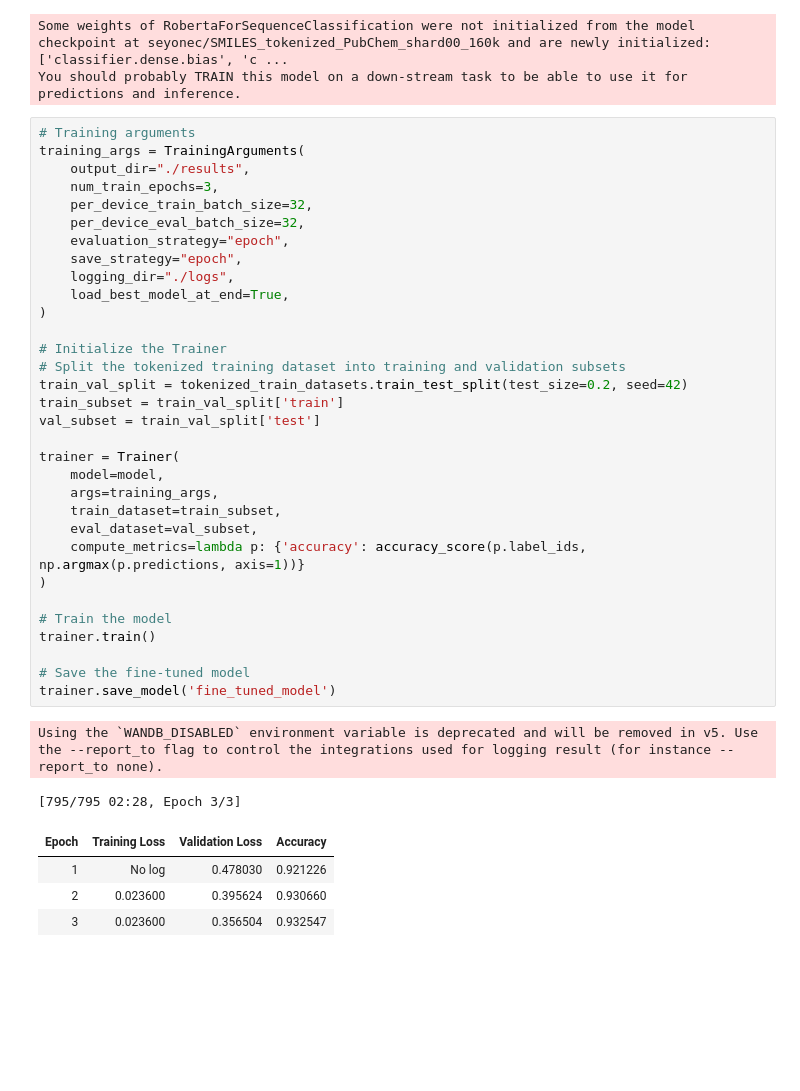
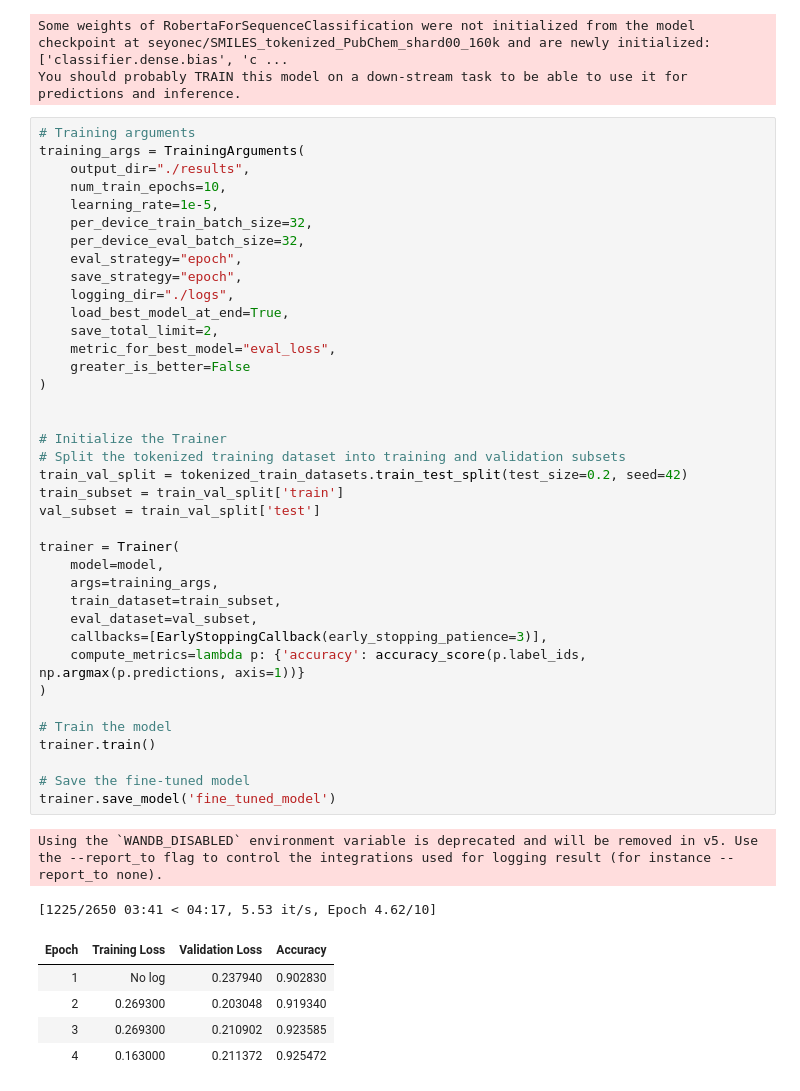
Before and after one commit to shulik7/Naturalness_Predictor, a Jupyter notebook: notebooks/fine_tune_cheminform.ipynb, the cells around one changed output. Saved outputs shown, nothing was run; the diff lists cells and outputs as text; blank space fills up the shorter version.

```diff
--- a/notebooks/fine_tune_cheminform.ipynb
+++ b/notebooks/fine_tune_cheminform.ipynb
@@ -52,41 +52,48 @@ You should probably TRAIN this model on a down-stream task to be able to use it
 # Training arguments
 training_args = TrainingArguments(
     output_dir="./results",
-    num_train_epochs=3,
+    num_train_epochs=10,
+    learning_rate=1e-5,
     per_device_train_batch_size=32,
     per_device_eval_batch_size=32,
-    evaluation_strategy="epoch",
+    eval_strategy="epoch",
     save_strategy="epoch",
     logging_dir="./logs",
     load_best_model_at_end=True,
+    save_total_limit=2,
+    metric_for_best_model="eval_loss",
+    greater_is_better=False
 )
+
 
 # Initialize the Trainer
 # Split the tokenized training dataset into training and validation subsets
 train_val_split = tokenized_train_datasets.train_test_split(test_size=0.2, seed=42)
 train_subset = train_val_split['train']
 val_subset = train_val_split['test']
 
 trainer = Trainer(
     model=model,
     args=training_args,
     train_dataset=train_subset,
     eval_dataset=val_subset,
+    callbacks=[EarlyStoppingCallback(early_stopping_patience=3)],
     compute_metrics=lambda p: {'accuracy': accuracy_score(p.label_ids, np.argmax(p.predictions, axis=1))}
 )
 
 # Train the model
 trainer.train()
 
 # Save the fine-tuned model
 trainer.save_model('fine_tuned_model')
 # %% [output]
 Using the `WANDB_DISABLED` environment variable is deprecated and will be removed in v5. Use the --report_to flag to control the integrations used for logging result (for instance --report_to none).
-[795/795 02:28, Epoch 3/3]
+[1225/2650 03:41 < 04:17, 5.53 it/s, Epoch 4.62/10]
 | Epoch | Training Loss | Validation Loss | Accuracy |
-| 1 | No log | 0.478030 | 0.921226 |
-| 2 | 0.023600 | 0.395624 | 0.930660 |
-| 3 | 0.023600 | 0.356504 | 0.932547 |
+| 1 | No log | 0.237940 | 0.902830 |
+| 2 | 0.269300 | 0.203048 | 0.919340 |
+| 3 | 0.269300 | 0.210902 | 0.923585 |
+| 4 | 0.163000 | 0.211372 | 0.925472 |
 # %%
 # Load the fine-tuned model
 loaded_model = AutoModelForSequenceClassification.from_pretrained('fine_tuned_model')
```
Also changed, not shown: parts of 3 cells of this notebook.
